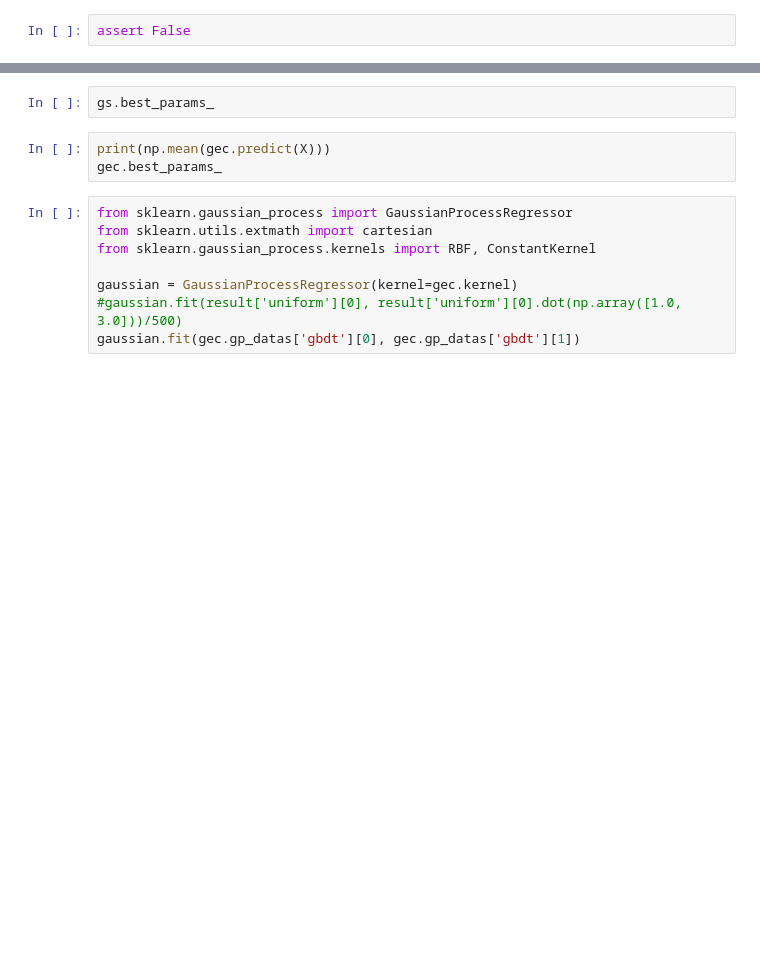
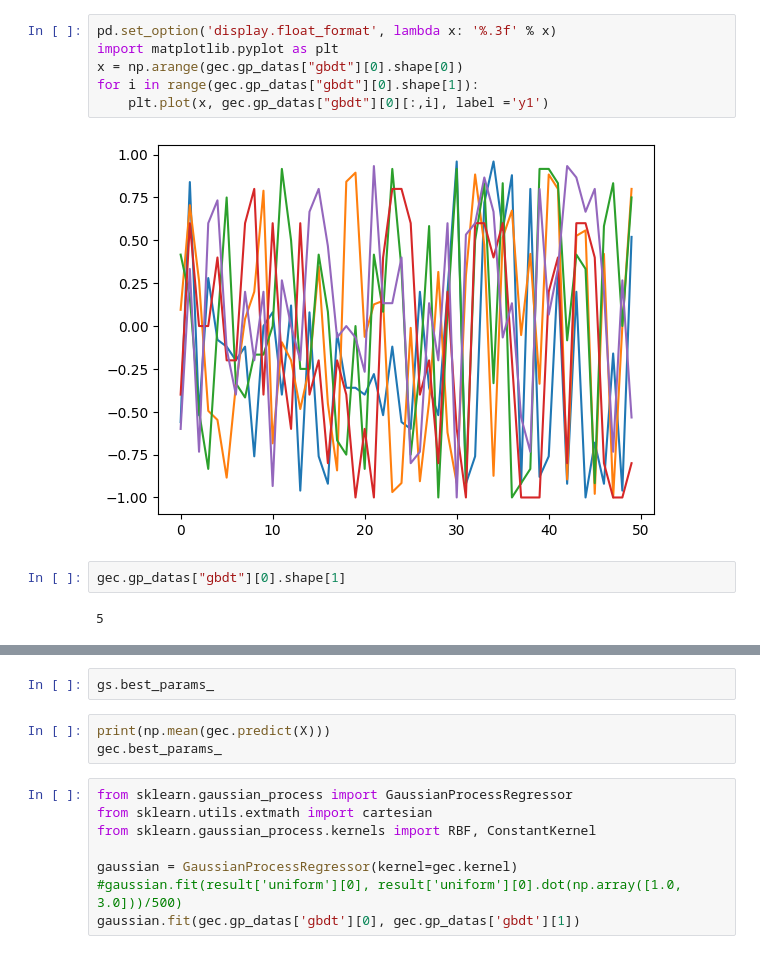
Before and after one commit to 0xideas/100gecs, a Jupyter notebook: notebooks/demonstrating_parameter_optimisation.ipynb, the cells around one changed output, grey strips where cells are left out. Saved outputs shown, nothing was run; the diff lists cells and outputs as text; blank space fills up the shorter version.

```diff
--- a/notebooks/demonstrating_parameter_optimisation.ipynb
+++ b/notebooks/demonstrating_parameter_optimisation.ipynb
@@ -113,5 +96,15 @@ array([0.70640338, 0.70770186, 0.71613969, 0.72114145, 0.72637291,
-# %%
-assert False
+# %%
+pd.set_option('display.float_format', lambda x: '%.3f' % x)
+import matplotlib.pyplot as plt
+x = np.arange(gec.gp_datas["gbdt"][0].shape[0])
+for i in range(gec.gp_datas["gbdt"][0].shape[1]):
+    plt.plot(x, gec.gp_datas["gbdt"][0][:,i], label ='y1')
+# %% [output]
+[figure, added]
+# %%
+gec.gp_datas["gbdt"][0].shape[1]
+# %% [output]
+5
 # %%
 np.mean(gec.predict(X))
 # %% [output]
```
Also changed, not shown: parts of 14 cells of this notebook, 2 other files.
